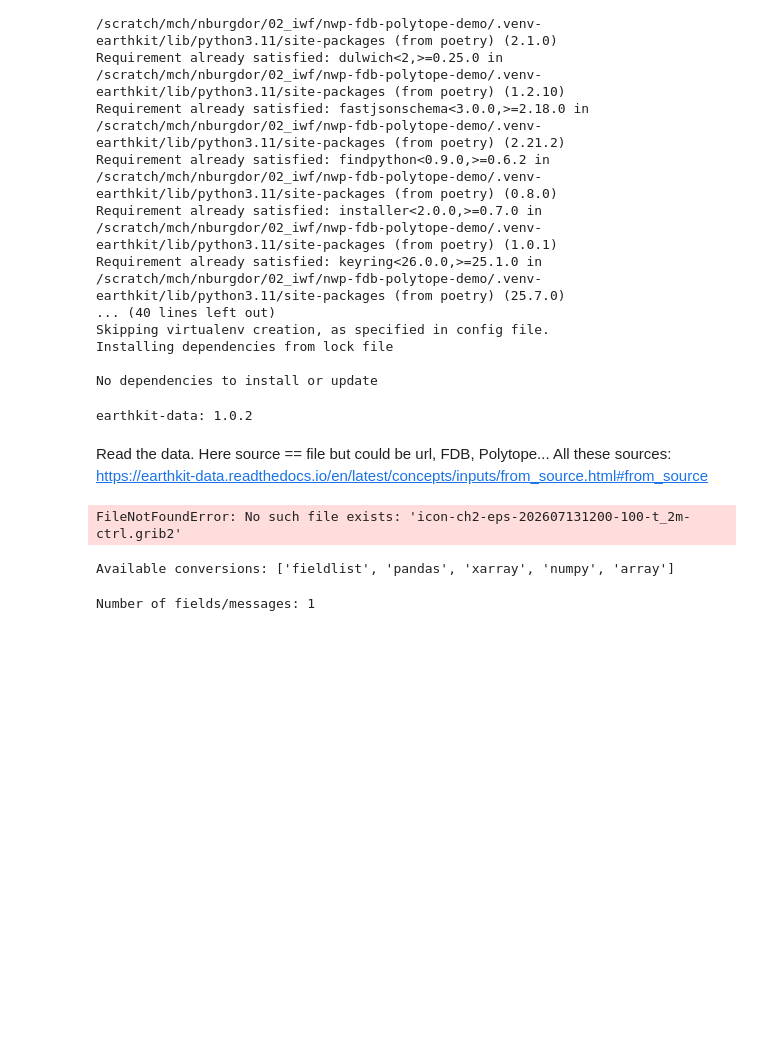
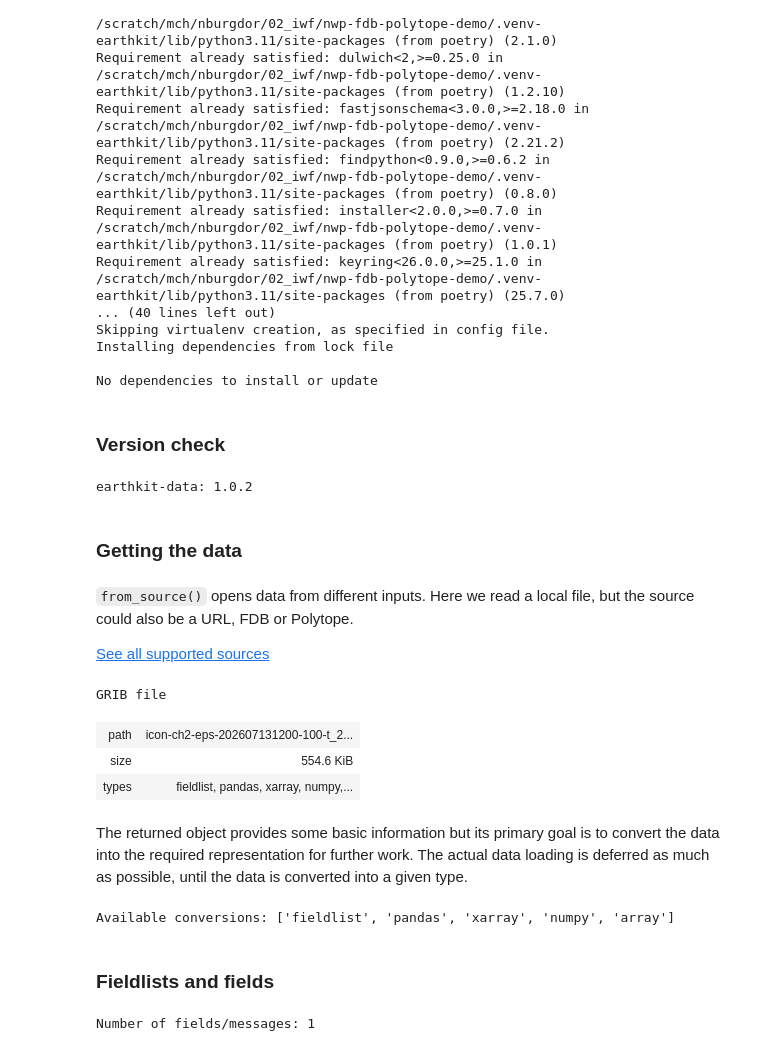
Before and after one commit to MeteoSwiss/nwp-fdb-polytope-demo, a Jupyter notebook: examples/earthkit/earthkit_onboarding_meteoswiss.ipynb, the cells around one changed output. Drawn from its saved outputs; the diff is of its cells as text; code cells hidden in the pictures; blank space fills up the shorter version.

```diff
--- a/examples/earthkit/earthkit_onboarding_meteoswiss.ipynb
+++ b/examples/earthkit/earthkit_onboarding_meteoswiss.ipynb
@@ -119,27 +119,50 @@ Skipping virtualenv creation, as specified in config file.
 Installing dependencies from lock file
 
 No dependencies to install or update
+# %% [markdown]
+### Version check
 # %%
 import earthkit.data as ekd
 
 print("earthkit-data:", ekd.__version__)
 # %% [output]
 earthkit-data: 1.0.2
+# %% [markdown]
+### Getting the data
 # %% [markdown]
-Read the data. Here source == file but could be url, FDB, Polytope... All these sources: https://earthkit-data.readthedocs.io/en/latest/concepts/inputs/from_source.html#from_source
+`from_source()` opens data from different inputs. Here we read a local file, but the source could also be a URL, FDB or Polytope.
+
+[See all supported sources](https://earthkit-data.readthedocs.io/en/latest/concepts/inputs/from_source.html#from_source)
 # %%
+from pathlib import Path
+import urllib.request
 import earthkit.data as ekd
 
-GRIB_FILE = "icon-ch2-eps-202607131200-100-t_2m-ctrl.grib2"
+GRIB_FILE = Path("icon-ch2-eps-202607131200-100-t_2m-ctrl.grib2")
 
-data = ekd.from_source("file", GRIB_FILE)
+if not GRIB_FILE.exists():
+    url = (
+        "https://raw.githubusercontent.com/"
+        "MeteoSwiss/nwp-fdb-polytope-demo/intro_earthkit_notebook/"
+        "icon-ch2-eps-202607131200-100-t_2m-ctrl.grib2"
+    )
+    urllib.request.urlretrieve(url, GRIB_FILE)
+
+data = ekd.from_source("file", str(GRIB_FILE))
 data
 # %% [output]
-FileNotFoundError: No such file exists: 'icon-ch2-eps-202607131200-100-t_2m-ctrl.grib2'
+GRIB file
+| path | icon-ch2-eps-202607131200-100-t_2... |
+| size | 554.6 KiB |
+| types | fieldlist, pandas, xarray, numpy,... |
+# %% [markdown]
+The returned object provides some basic information but its primary goal is to convert the data into the required representation for further work. The actual data loading is deferred as much as possible, until the data is converted into a given type.
 # %%
 print("Available conversions:", data.available_types)
 # %% [output]
 Available conversions: ['fieldlist', 'pandas', 'xarray', 'numpy', 'array']
+# %% [markdown]
+### Fieldlists and fields
 # %%
 fl = data.to_fieldlist()
 print("Number of fields/messages:", len(fl))
```
